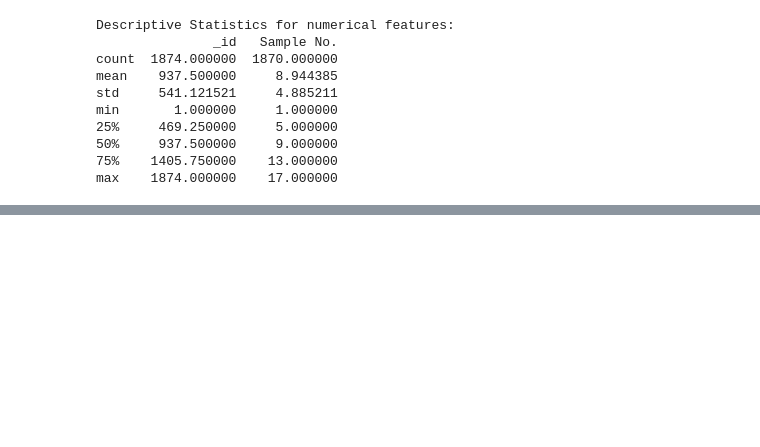
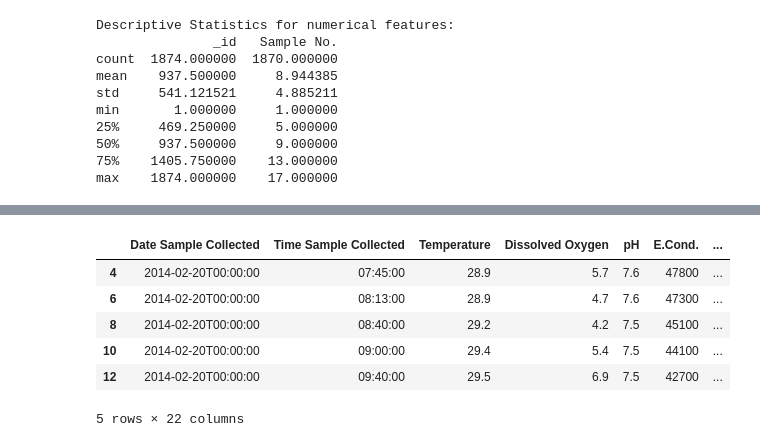
Before and after one commit to Darkri-X/GovHack_2024_MaroochyDooer, a Jupyter notebook: src/data/unity_water/filter_data.ipynb, the cells around one changed output, grey strips where cells are left out. Saved outputs shown, nothing was run; the diff lists cells and outputs as text; code cells hidden in the pictures; blank space fills up the shorter version.

```diff
--- a/src/data/unity_water/filter_data.ipynb
+++ b/src/data/unity_water/filter_data.ipynb
@@ -106,0 +162,10 @@ Name: count, Length: 116, dtype: int64
+# %%
+clean_df.head()
+# %% [output]
+|  | Date Sample Collected | Time Sample Collected | Temperature | Dissolved Oxygen | pH | E.Cond. | ... |
+| 4 | 2014-02-20T00:00:00 | 07:45:00 | 28.9 | 5.7 | 7.6 | 47800 | ... |
+| 6 | 2014-02-20T00:00:00 | 08:13:00 | 28.9 | 4.7 | 7.6 | 47300 | ... |
+| 8 | 2014-02-20T00:00:00 | 08:40:00 | 29.2 | 4.2 | 7.5 | 45100 | ... |
+| 10 | 2014-02-20T00:00:00 | 09:00:00 | 29.4 | 5.4 | 7.5 | 44100 | ... |
+| 12 | 2014-02-20T00:00:00 | 09:40:00 | 29.5 | 6.9 | 7.5 | 42700 | ... |
+5 rows × 22 columns
```
Also changed, not shown: parts of 16 cells of this notebook, 2 other files.
